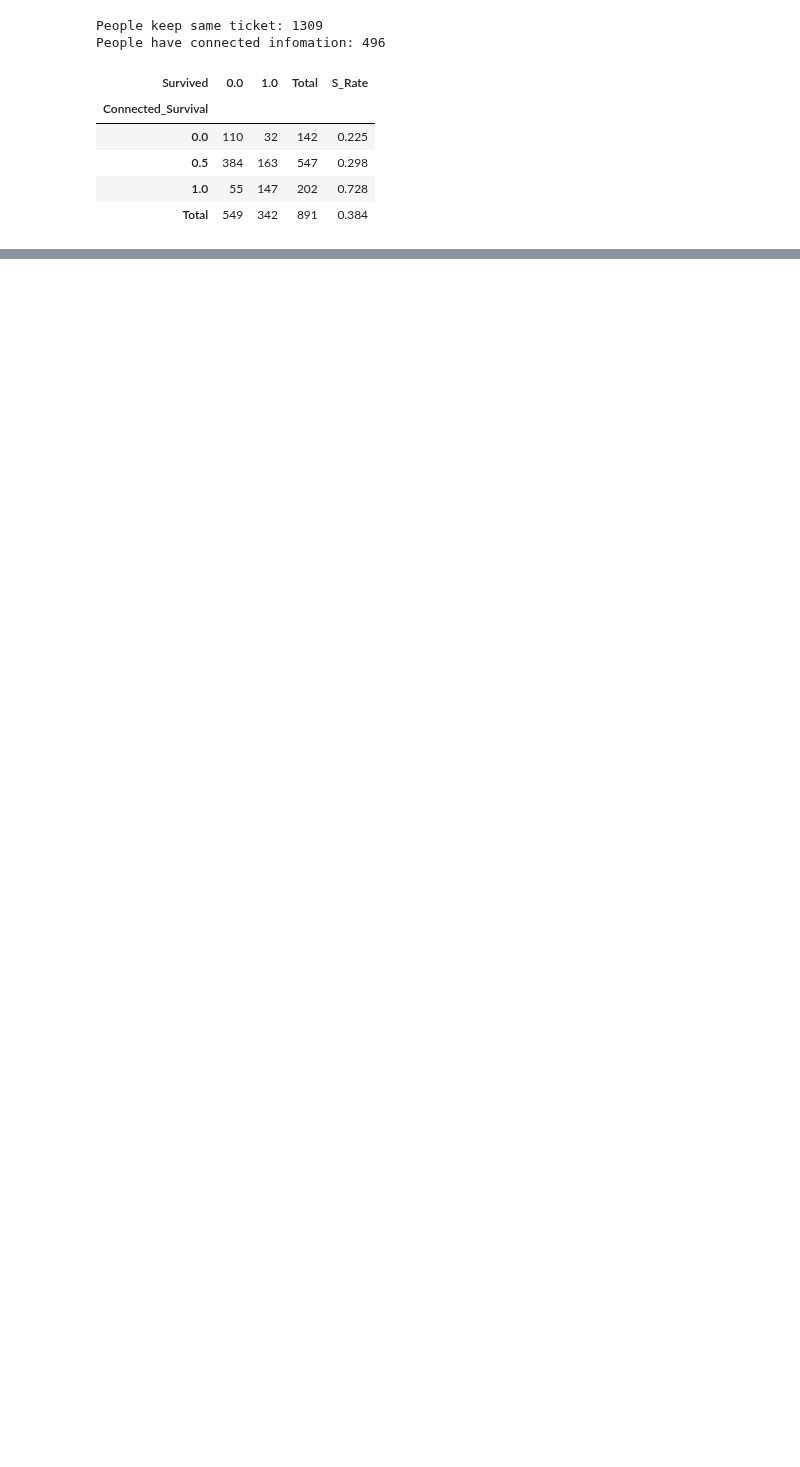
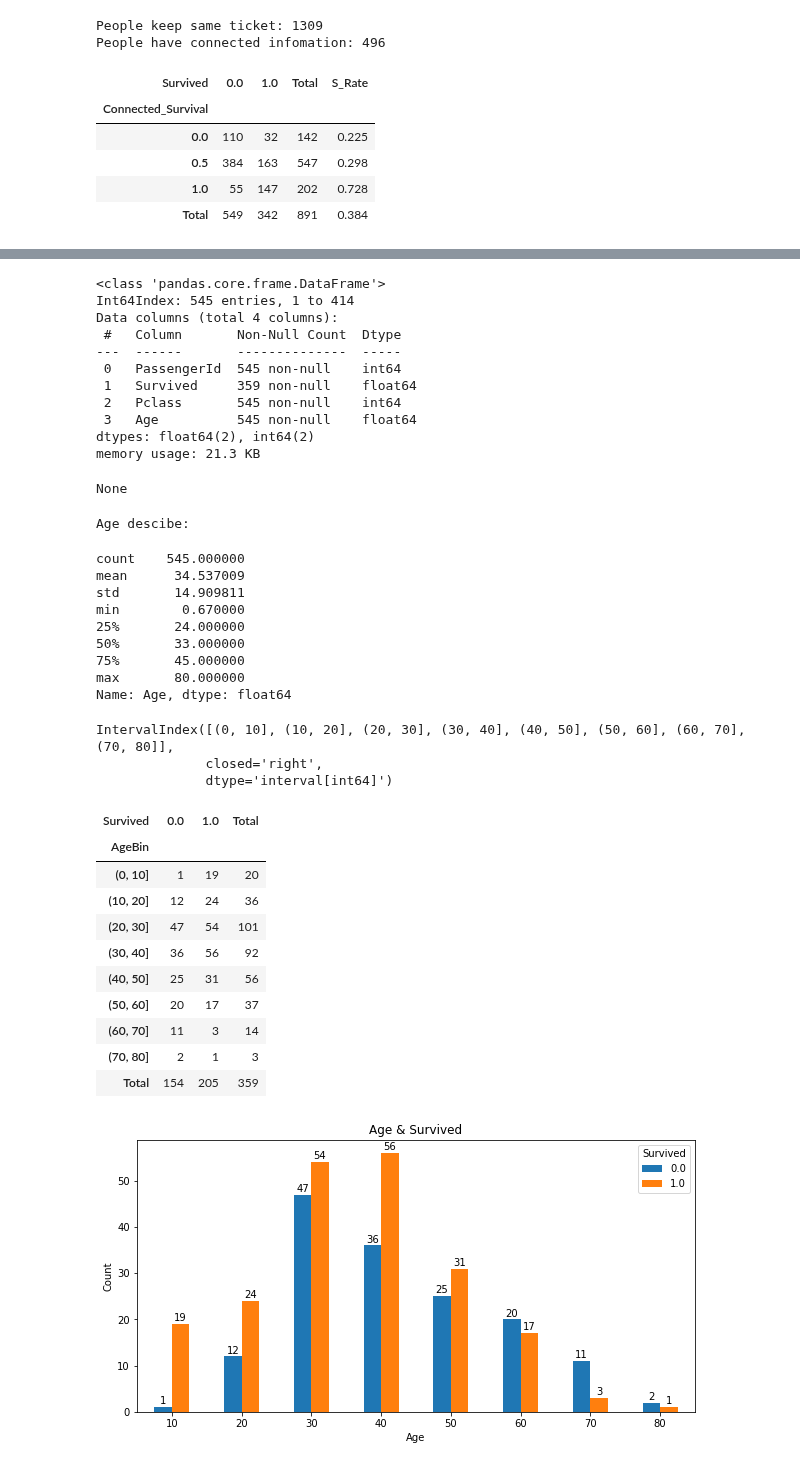
Before and after one commit to morpheus9631/titanic, a Jupyter notebook: ipynb/train_v4.ipynb, the cells around one changed output, grey strips where cells are left out. Cells and saved outputs as stored; diff of their text form; code cells hidden in the pictures; blank space fills up the shorter version.

```diff
--- a/ipynb/train_v4.ipynb
+++ b/ipynb/train_v4.ipynb
@@ -330,0 +392,69 @@ sns.heatmap(matrix_df, vmin=0, vmax=1, cmap="Blues", linewidths=0.75, annot=True
+# %%
+# The effect of age to survival when passenger Pclass is 1 or 2
+col_selected = ['PassengerId', 'Survived', 'Pclass', 'Age']
+df_tmp = df_data[(df_data.Pclass!=3) & df_data.Age.notnull()][col_selected]
+display(df_tmp.info())
+
+print('Age descibe:')
+display(df_tmp.Age.describe())
+
+bins = [x for x in range(0, 81, 10)]
+cuts = pd.cut(df_tmp.Age, bins)
+display(cuts.cat.categories)
+
+df_tmp['AgeBin'] = cuts.values
+
+le = LabelEncoder()
+df_tmp['AgeBinCode'] = le.fit_transform(df_tmp.AgeBin)
+# df_tmp.drop(['AgeBin'], axis=1, inplace=True)
+# display(df_tmp)
+
+kwagrs = { 'margins': True, 'margins_name': 'Total' }
+ct = pd.crosstab(index=df_tmp.AgeBin, columns=df_tmp.Survived, **kwargs)
+display(ct)
+
+df_plt = ct[ct.columns.drop(['Total'])].drop(['Total'])
+df_plt.index = bins[1:]
+df_plt.index.name = 'Age'
+
+fig, ax = plt.subplots(figsize=(10,5))
+plotBarUnstack(df_plt,  ax, 'Age ㄙ Survived', 'Age', 'Count')
+plt.show()
+# %% [output]
+<class 'pandas.core.frame.DataFrame'>
+Int64Index: 545 entries, 1 to 414
+Data columns (total 4 columns):
+ #   Column       Non-Null Count  Dtype
+---  ------       --------------  -----
+ 0   PassengerId  545 non-null    int64
+ 1   Survived     359 non-null    float64
+ 2   Pclass       545 non-null    int64
+ 3   Age          545 non-null    float64
+dtypes: float64(2), int64(2)
+memory usage: 21.3 KB
+None
+Age descibe:
+count    545.000000
+mean      34.537009
+std       14.909811
+min        0.670000
+25%       24.000000
+50%       33.000000
+75%       45.000000
+max       80.000000
+Name: Age, dtype: float64
+IntervalIndex([(0, 10], (10, 20], (20, 30], (30, 40], (40, 50], (50, 60], (60, 70], (70, 80]],
+              closed='right',
+              dtype='interval[int64]')
+| Survived | 0.0 | 1.0 | Total |
+| AgeBin |  |  |  |
+| (0, 10] | 1 | 19 | 20 |
+| (10, 20] | 12 | 24 | 36 |
+| (20, 30] | 47 | 54 | 101 |
+| (30, 40] | 36 | 56 | 92 |
+| (40, 50] | 25 | 31 | 56 |
+| (50, 60] | 20 | 17 | 37 |
+| (60, 70] | 11 | 3 | 14 |
+| (70, 80] | 2 | 1 | 3 |
+| Total | 154 | 205 | 359 |
+[figure, added]
```
Also changed, not shown: parts of 4 cells of this notebook, 1 other file.
